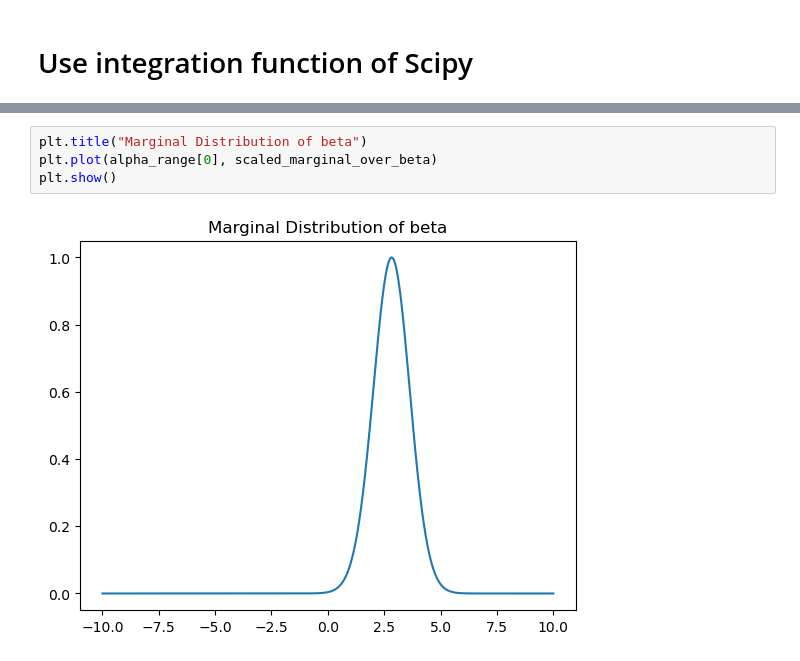
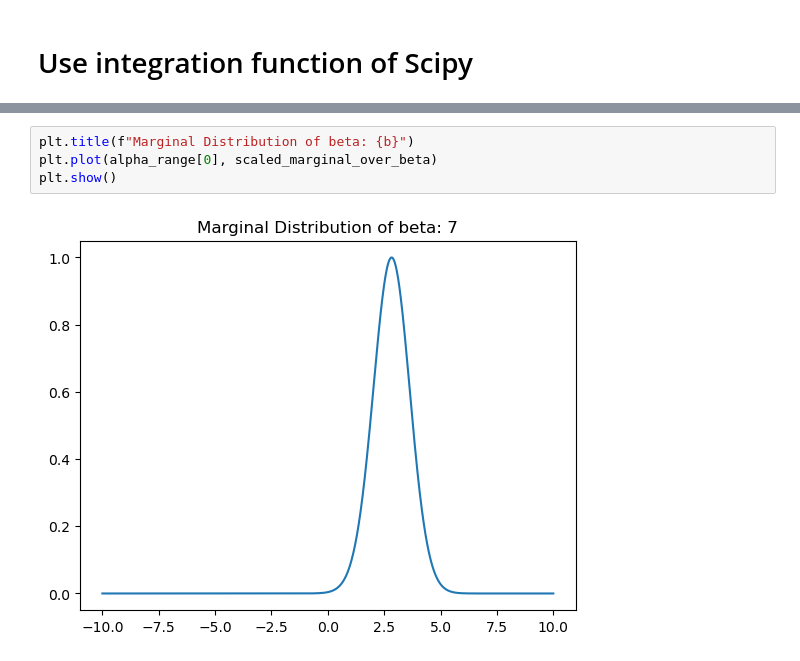
Before and after one commit to BorScho/DataAnalysisSivia, a Jupyter notebook: LightHouse_01.ipynb, the cells around one changed output, grey strips where cells are left out. Cells and saved outputs as stored; diff of their text form.

```diff
--- a/LightHouse_01.ipynb
+++ b/LightHouse_01.ipynb
@@ -287,6 +293,6 @@ plt.show()
 # %%
-plt.title("Marginal Distribution of beta")
+plt.title(f"Marginal Distribution of beta: {b}")
 plt.plot(alpha_range[0], scaled_marginal_over_beta)
 plt.show()
 # %% [output]
-[figure, old version]
+[figure, new version]
```
Also changed, not shown: parts of 3 cells of this notebook.
